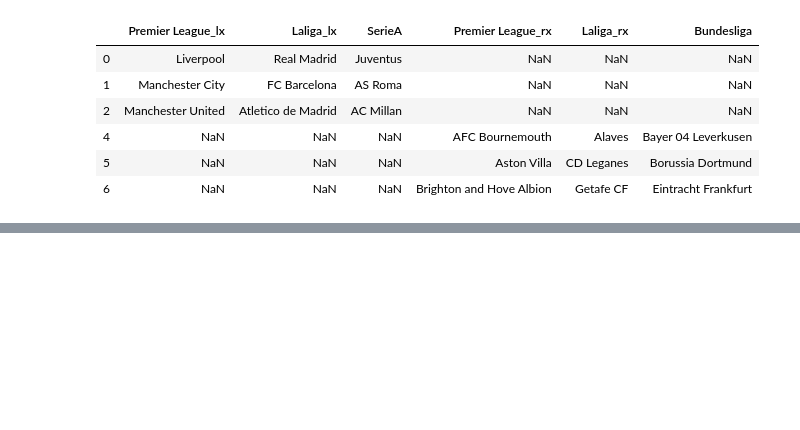
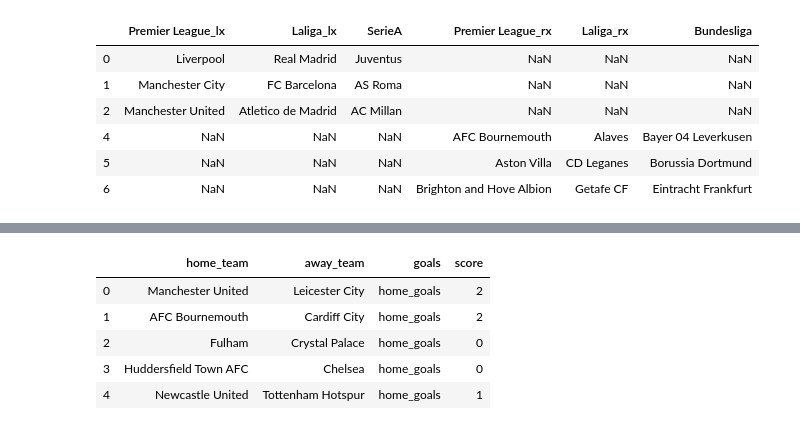
Before and after one commit to galaxy1014/ML_module_summary, a Jupyter notebook: Pandas/Chapter5_Reconstruction/Chapter5.ipynb, the cells around one changed output, grey strips where cells are left out. Saved outputs shown, nothing was run; the diff lists cells and outputs as text; code cells hidden in the pictures; blank space fills up the shorter version.

```diff
--- a/Pandas/Chapter5_Reconstruction/Chapter5.ipynb
+++ b/Pandas/Chapter5_Reconstruction/Chapter5.ipynb
@@ -848,0 +881,12 @@ df1.join(df3, how='outer', lsuffix='_lx', rsuffix='_rx')
+# %%
+df_pl3 = pd.melt(premier, id_vars=['home_team','away_team'], value_vars=['home_goals','away_goals']
+                 , var_name='goals', value_name='score')
+# %%
+df_pl3.head()
+# %% [output]
+|  | home_team | away_team | goals | score |
+| 0 | Manchester United | Leicester City | home_goals | 2 |
+| 1 | AFC Bournemouth | Cardiff City | home_goals | 2 |
+| 2 | Fulham | Crystal Palace | home_goals | 0 |
+| 3 | Huddersfield Town AFC | Chelsea | home_goals | 0 |
+| 4 | Newcastle United | Tottenham Hotspur | home_goals | 1 |
```
Also changed, not shown: parts of 6 cells of this notebook.
